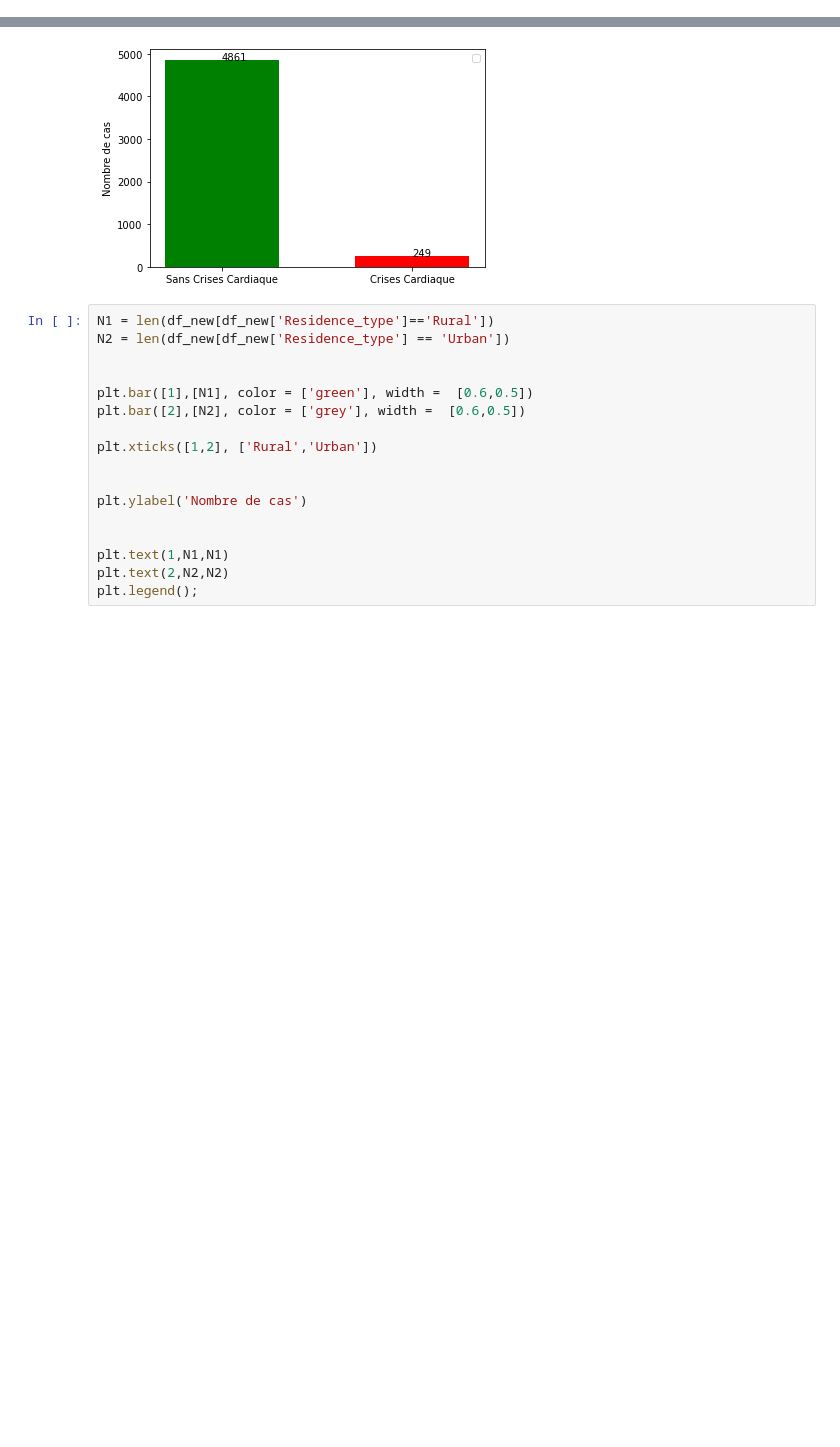
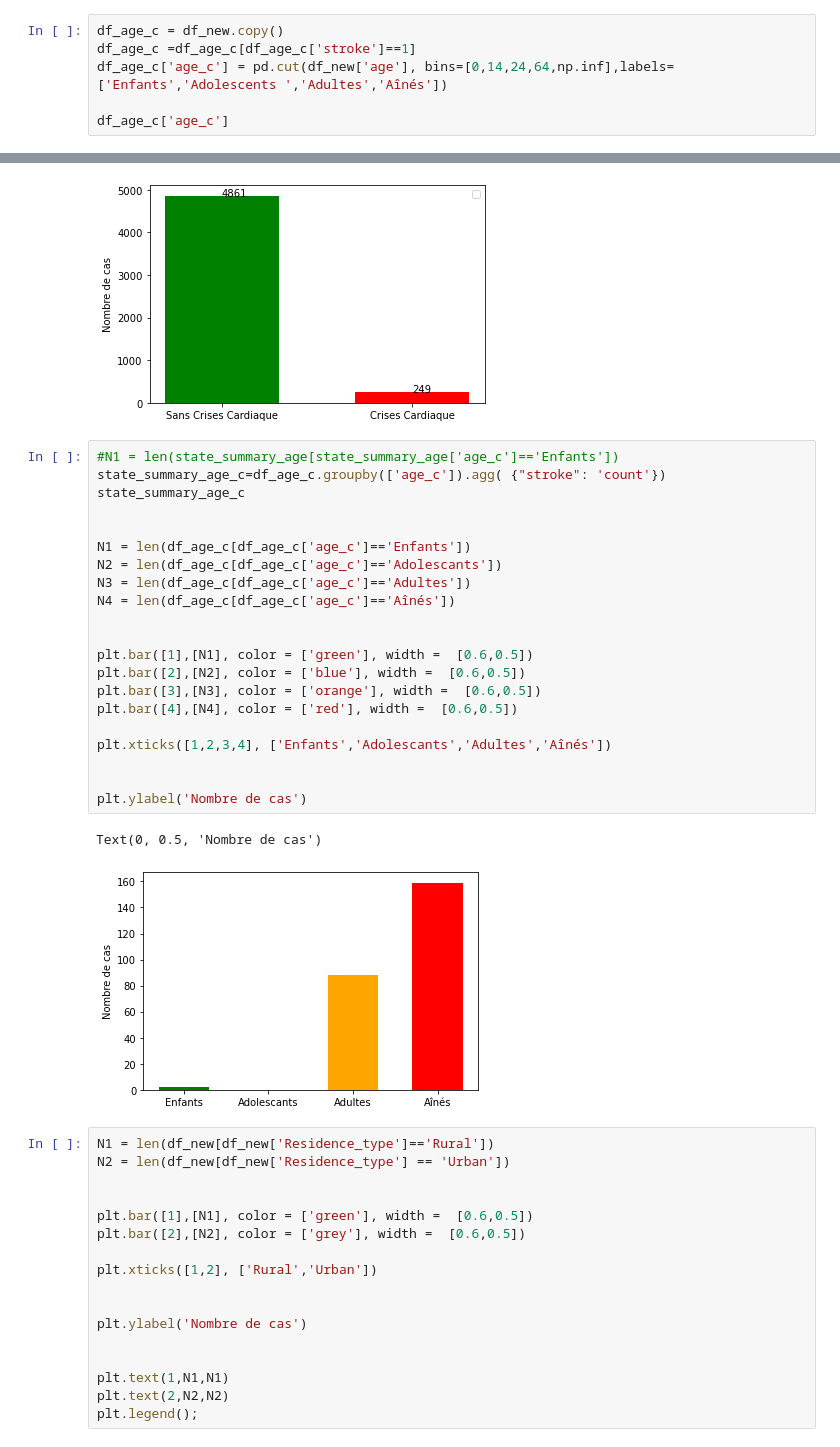
Before and after one commit to yannoushka74/Strokes_prediction_-BERTHET_NOURAUD_TRIEU, a Jupyter notebook: strokes_cleaning.ipynb, the cells around one changed output, grey strips where cells are left out. Cells and saved outputs as stored; diff of their text form; blank space fills up the shorter version.

```diff
--- a/strokes_cleaning.ipynb
+++ b/strokes_cleaning.ipynb
@@ -444,3 +447,9 @@ id
 44679              Taux normal
 Name: avg_glucose_level_classes, Length: 5110, dtype: category
 Categories (4, object): ['Hypoglycémie' < 'Taux normal' < 'Hyperglycémie modérée' < 'Diablétique']
+# %%
+df_age_c = df_new.copy()
+df_age_c =df_age_c[df_age_c['stroke']==1]
+df_age_c['age_c'] = pd.cut(df_new['age'], bins=[0,14,24,64,np.inf],labels=['Enfants','Adolescents ','Adultes','Aînés'])
+
+df_age_c['age_c']
@@ -791,6 +830,30 @@ plt.legend();
 # %% [output]
 No handles with labels found to put in legend.
 [figure]
+# %%
+#N1 = len(state_summary_age[state_summary_age['age_c']=='Enfants'])
+state_summary_age_c=df_age_c.groupby(['age_c']).agg( {"stroke": 'count'})
+state_summary_age_c
+
+
+N1 = len(df_age_c[df_age_c['age_c']=='Enfants'])
+N2 = len(df_age_c[df_age_c['age_c']=='Adolescants'])
+N3 = len(df_age_c[df_age_c['age_c']=='Adultes'])
+N4 = len(df_age_c[df_age_c['age_c']=='Aînés'])
+
+
+plt.bar([1],[N1], color = ['green'], width =  [0.6,0.5])
+plt.bar([2],[N2], color = ['blue'], width =  [0.6,0.5])
+plt.bar([3],[N3], color = ['orange'], width =  [0.6,0.5])
+plt.bar([4],[N4], color = ['red'], width =  [0.6,0.5])
+
+plt.xticks([1,2,3,4], ['Enfants','Adolescants','Adultes','Aînés'])
+
+
+plt.ylabel('Nombre de cas')
+# %% [output]
+Text(0, 0.5, 'Nombre de cas')
+[figure, added]
 # %%
 N1 = len(df_new[df_new['Residence_type']=='Rural'])
 N2 = len(df_new[df_new['Residence_type'] == 'Urban'])
```
Also changed, not shown: parts of 7 cells of this notebook.
